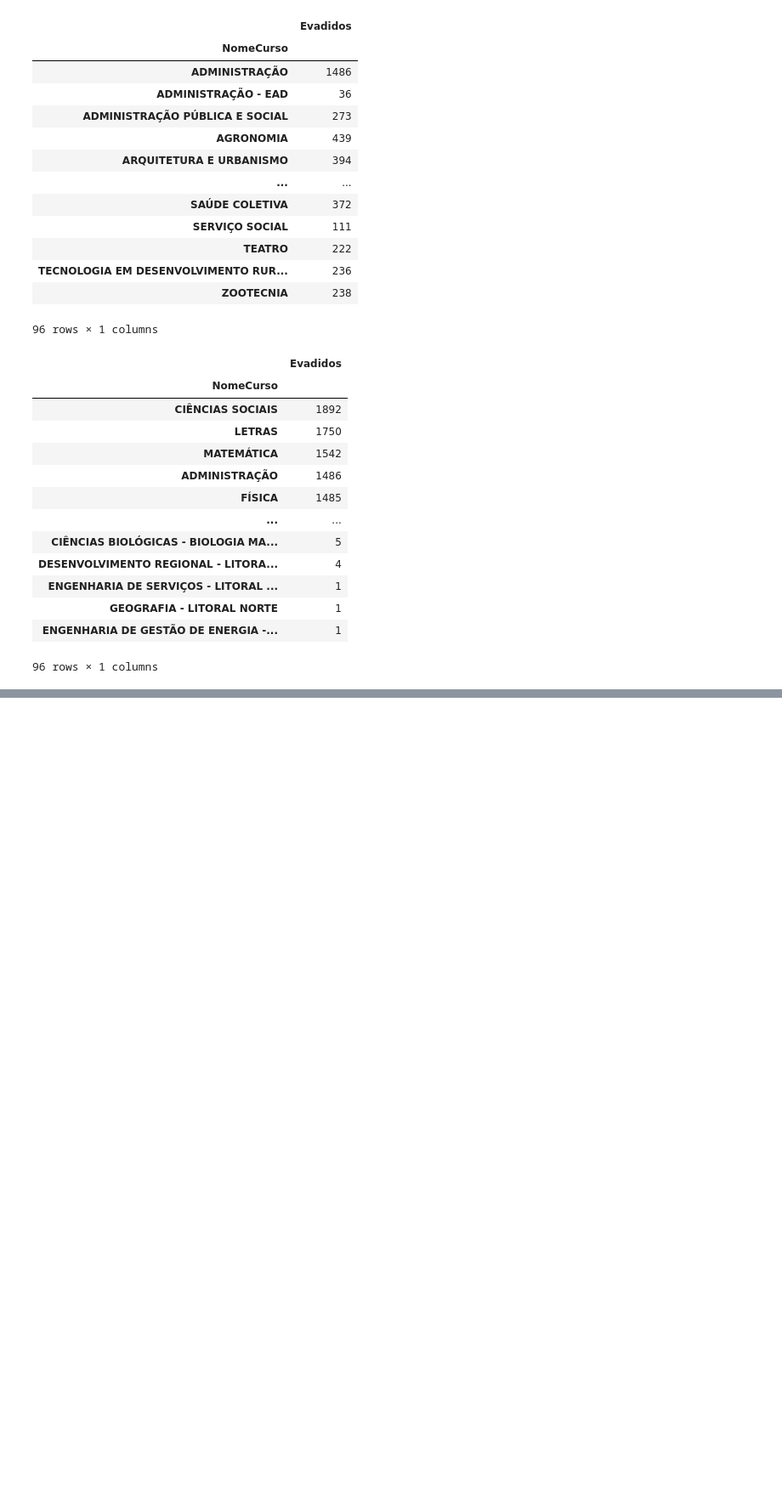
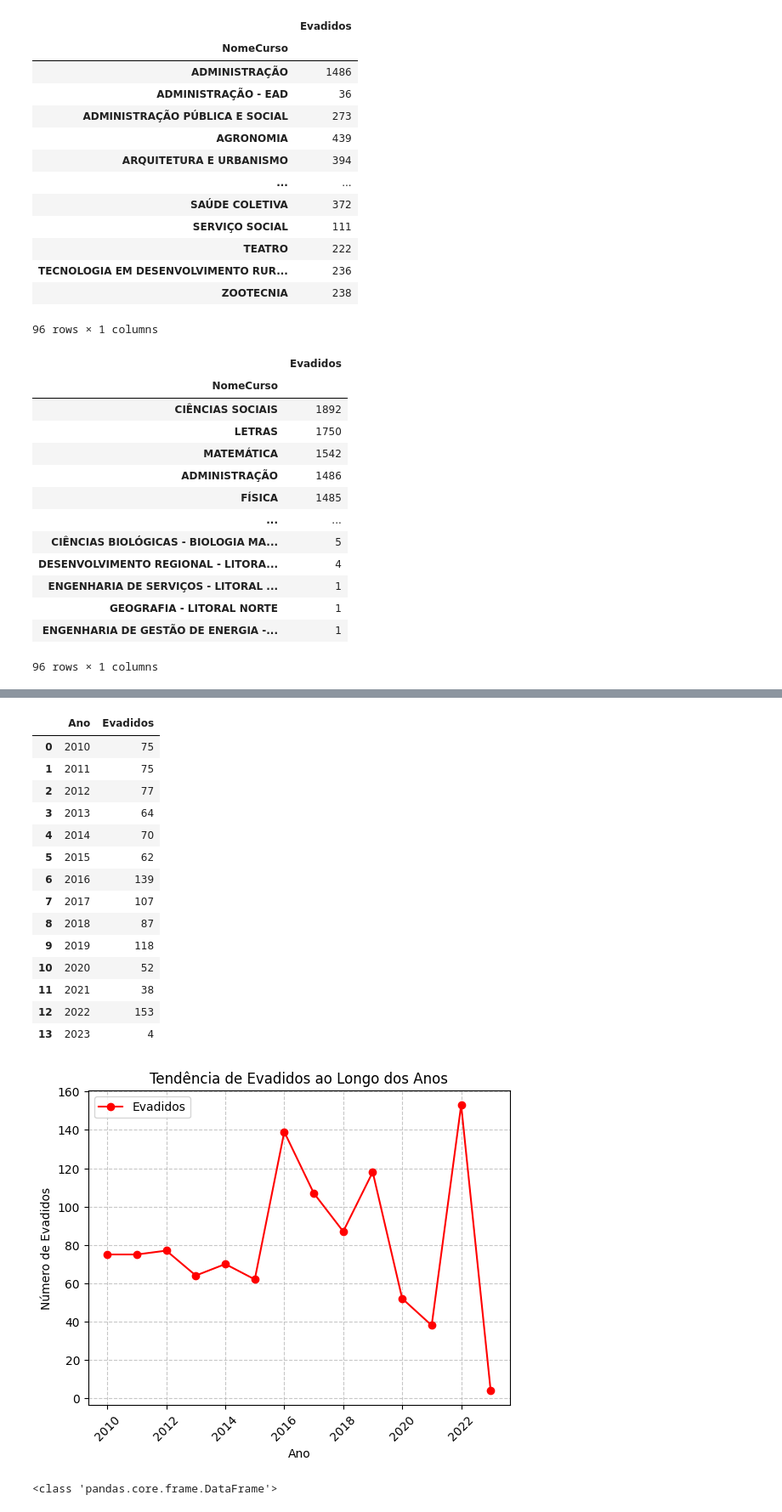
Before and after one commit to psicosleazy-dev/tcc, a Jupyter notebook: start_notebook.ipynb, the cells around one changed output, grey strips where cells are left out. Shown at 85% size. Saved outputs shown, nothing was run; the diff lists cells and outputs as text; code cells hidden in the pictures; blank space fills up the shorter version.

```diff
--- a/start_notebook.ipynb
+++ b/start_notebook.ipynb
@@ -519,0 +243,14 @@ Name: CIÊNCIA DA COMPUTAÇÃO, dtype: int64
+# %%
+# Filtrar os dados para os cursos 'CIÊNCIA DA COMPUTAÇÃO' e 'ENGENHARIA DE COMPUTAÇÃO'
+df_filtrado = df[df['NomeCurso'].isin(['CIÊNCIA DA COMPUTAÇÃO', 'ENGENHARIA DE COMPUTAÇÃO'])]
+
+# Agrupar por ano e calcular a soma de evadidos por ano
+ev_por_ano_f = df_filtrado.groupby('Ano')['Evadidos'].sum()
+
+# Transformar a série em um DataFrame
+df_evadidos = pd.DataFrame({'Ano': ev_por_ano_f.index, 'Evadidos': ev_por_ano_f.values})
+
+ev_por_ano_f = df_evadidos
+
+# Exibir o DataFrame resultante
+print(ev_por_ano_f)
@@ -519,0 +303,30 @@ Name: CIÊNCIA DA COMPUTAÇÃO, dtype: int64
+# %%
+display(ev_por_ano_f)
+# Plotar o gráfico de linhas
+ev_por_ano_f.plot(x='Ano', y='Evadidos', kind='line', marker='o', color='red')
+plt.title('Tendência de Evadidos ao Longo dos Anos')
+plt.xlabel('Ano')
+plt.ylabel('Número de Evadidos')
+plt.xticks(rotation=45)
+plt.grid(True, linestyle='--', alpha=0.7)
+plt.show()
+
+print(type(ev_por_ano_f))
+# %% [output]
+|  | Ano | Evadidos |
+| 0 | 2010 | 75 |
+| 1 | 2011 | 75 |
+| 2 | 2012 | 77 |
+| 3 | 2013 | 64 |
+| 4 | 2014 | 70 |
+| 5 | 2015 | 62 |
+| 6 | 2016 | 139 |
+| 7 | 2017 | 107 |
+| 8 | 2018 | 87 |
+| 9 | 2019 | 118 |
+| 10 | 2020 | 52 |
+| 11 | 2021 | 38 |
+| 12 | 2022 | 153 |
+| 13 | 2023 | 4 |
+[figure, added]
+<class 'pandas.core.frame.DataFrame'>
```
Also changed, not shown: parts of 47 cells of this notebook, 2 other files.
